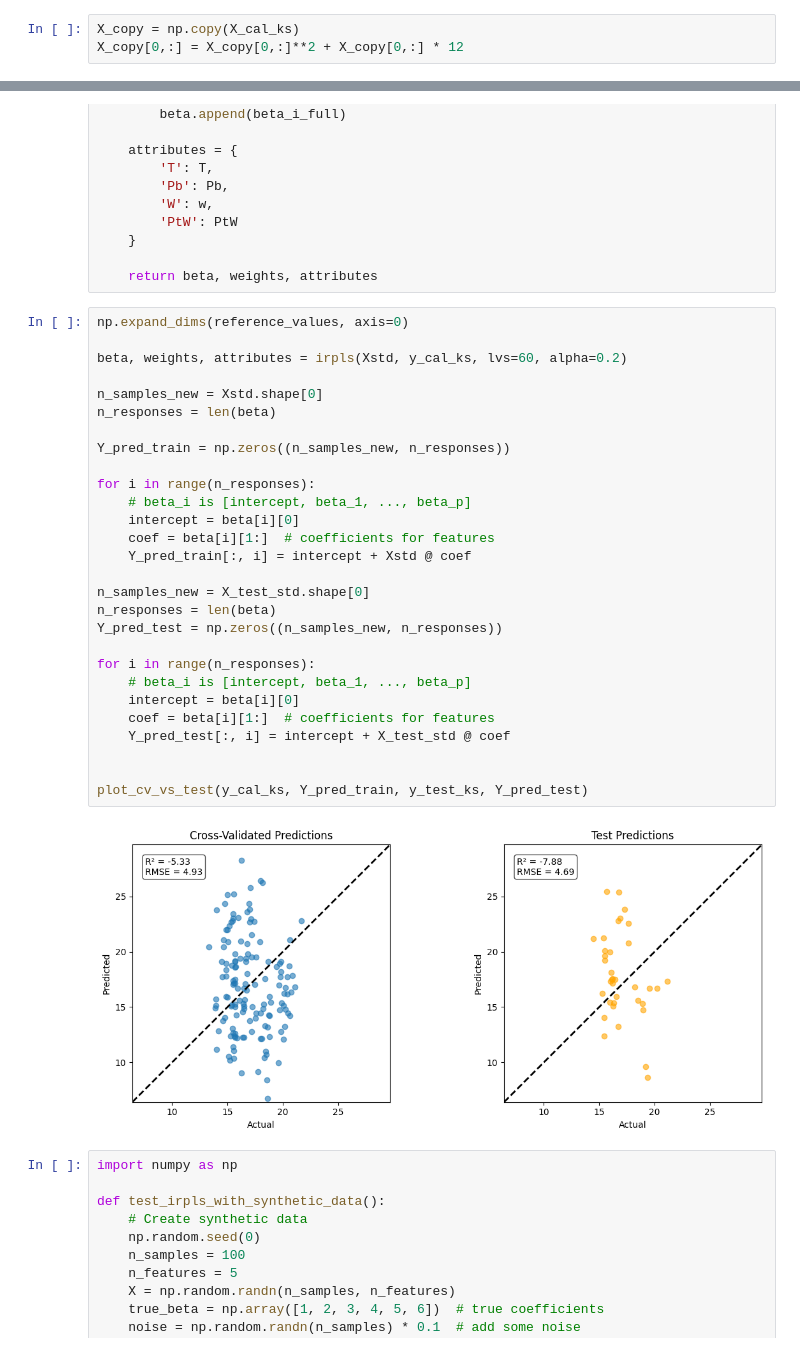
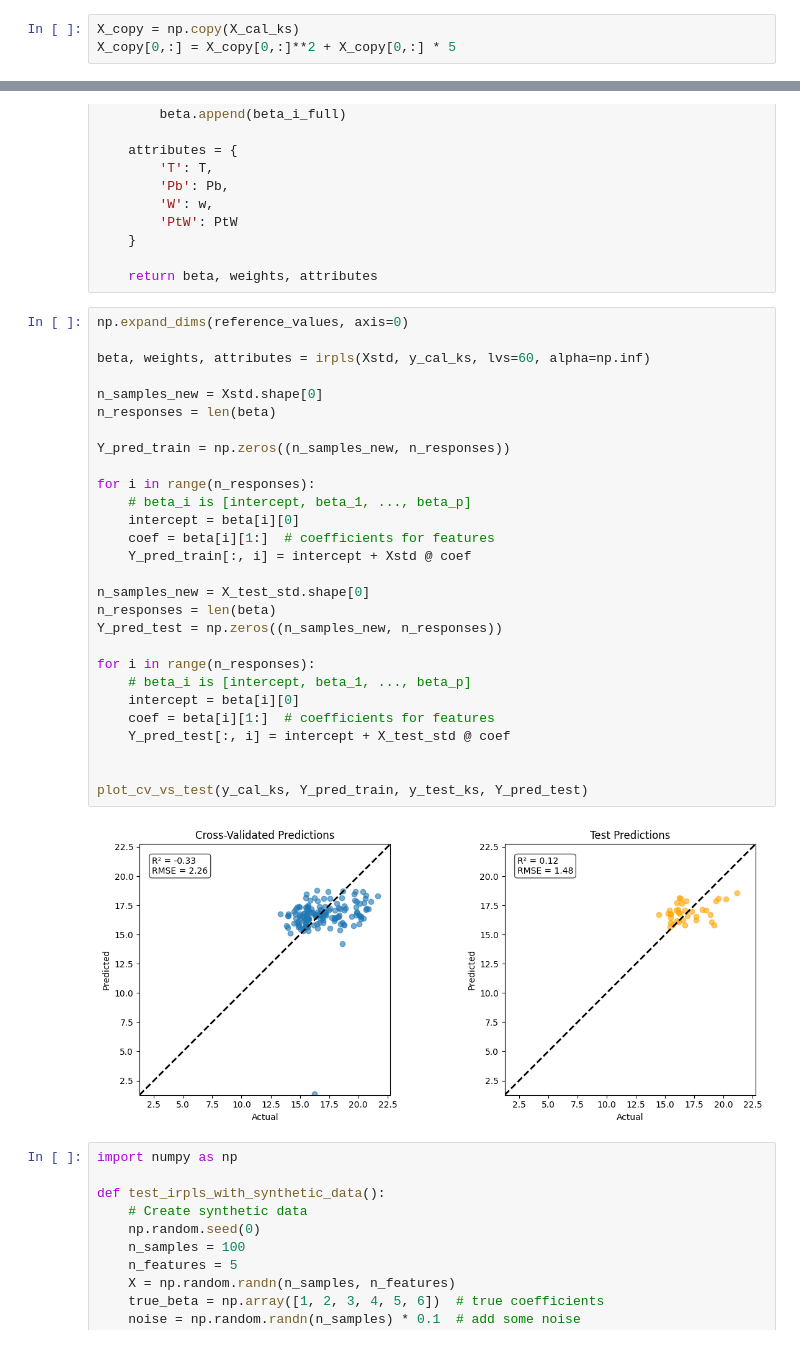
Before and after one commit to LizaGenke/Chemometric-approaches-to-hyperspectral-processing, a Jupyter notebook: robust_analysis.ipynb, the cells around one changed output, grey strips where cells are left out. Drawn from its saved outputs; the diff is of its cells as text.

```diff
--- a/robust_analysis.ipynb
+++ b/robust_analysis.ipynb
@@ -49,7 +49,7 @@ from sklearn.preprocessing import StandardScaler
 from sklearn.decomposition import PCA
 # %%
 X_copy = np.copy(X_cal_ks)
-X_copy[0,:] = X_copy[0,:]**2 + X_copy[0,:] * 12
+X_copy[0,:] = X_copy[0,:]**2 + X_copy[0,:] * 5
 # %%
 pipe1 = Pipeline([('scaler', StandardScaler(with_std=False)), ('pca', PCA(random_state=42))])
 pipe2 = Pipeline([('scaler', StandardScaler(with_std=False)), ('pca', PCA(random_state=42))])
@@ -439,33 +436,33 @@ def irpls(X, Y, lvs, alpha):
 # %%
 np.expand_dims(reference_values, axis=0)
 
-beta, weights, attributes = irpls(Xstd, y_cal_ks, lvs=60, alpha=0.2)
+beta, weights, attributes = irpls(Xstd, y_cal_ks, lvs=60, alpha=np.inf)
 
 n_samples_new = Xstd.shape[0]
 n_responses = len(beta)
 
 Y_pred_train = np.zeros((n_samples_new, n_responses))
 
 for i in range(n_responses):
     # beta_i is [intercept, beta_1, ..., beta_p]
     intercept = beta[i][0]
     coef = beta[i][1:]  # coefficients for features
     Y_pred_train[:, i] = intercept + Xstd @ coef
 
 n_samples_new = X_test_std.shape[0]
 n_responses = len(beta)
 Y_pred_test = np.zeros((n_samples_new, n_responses))
 
 for i in range(n_responses):
     # beta_i is [intercept, beta_1, ..., beta_p]
     intercept = beta[i][0]
     coef = beta[i][1:]  # coefficients for features
     Y_pred_test[:, i] = intercept + X_test_std @ coef
 
 
 plot_cv_vs_test(y_cal_ks, Y_pred_train, y_test_ks, Y_pred_test)
 # %% [output]
-[figure, old version]
+[figure, new version]
 # %%
 import numpy as np
 
```
Also changed, not shown: parts of 6 cells of this notebook.
